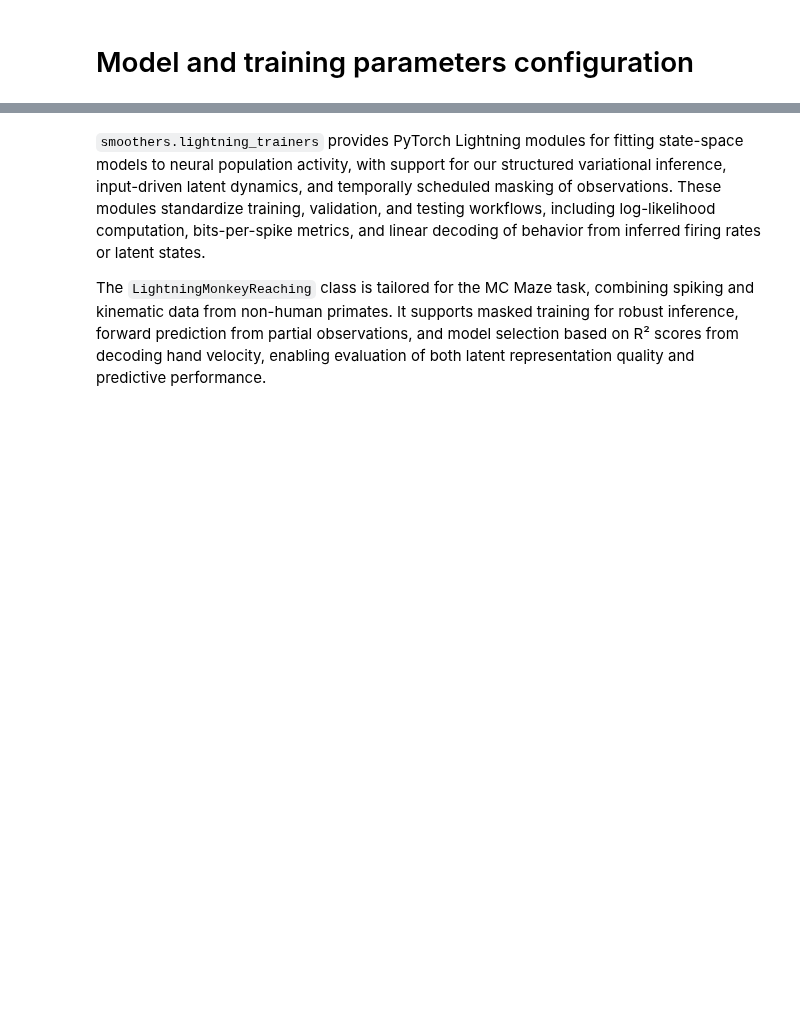
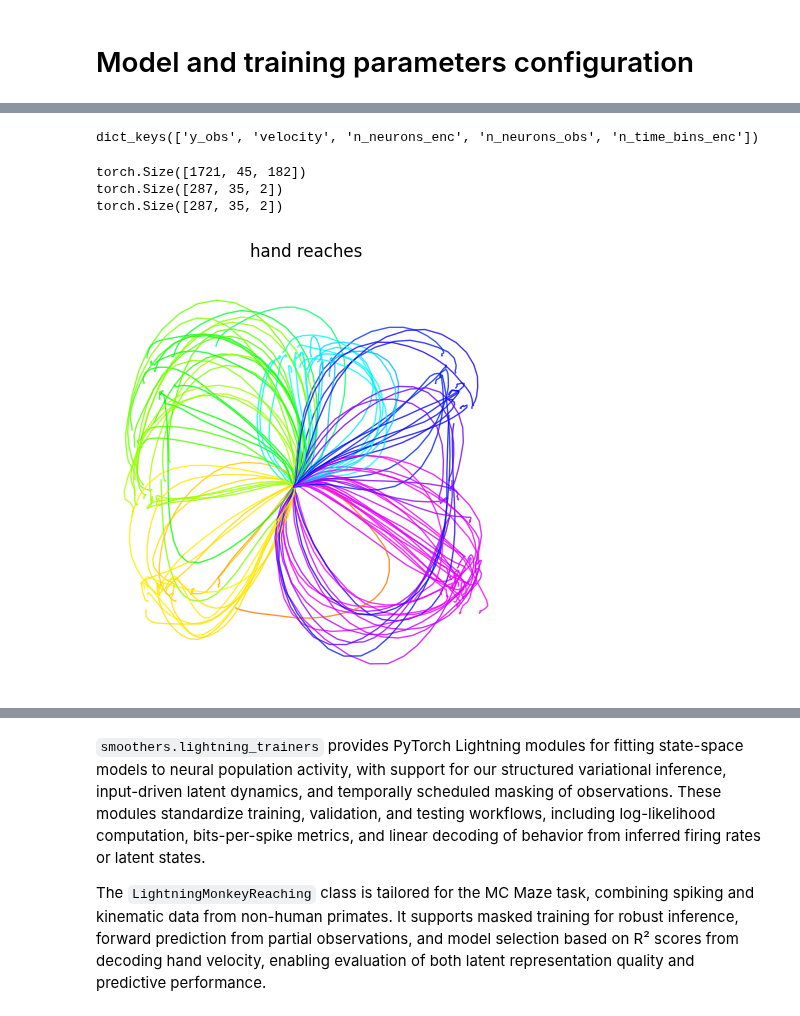
Before and after one commit to catniplab/latent_dynamics_workshop, a Jupyter notebook: 04_xfads_mc_maze_demo.ipynb, the cells around one changed output, grey strips where cells are left out. Cells and saved outputs as stored; diff of their text form; code cells hidden in the pictures; blank space fills up the shorter version.

```diff
--- a/04_xfads_mc_maze_demo.ipynb
+++ b/04_xfads_mc_maze_demo.ipynb
@@ -78,7 +87,7 @@ cfg = {
 
     'lr': 1e-3,
     'lr_gamma_decay': 0.997,
-    'n_epochs': 1000,
+    'n_epochs': 3,
     'batch_sz': 128,
 
     # --- misc --- #
@@ -124,13 +135,15 @@ if cfg.device == 'cuda':
 - Covers 35 bins per trial
 - Time window: -40 ms to +660 ms relative to movement onset
 # %%
-data_splits_path = './mc_maze/data/nlb'
+data_splits_path = './xfads/examples/monkey_reaching/data' if not _in_colab else 'latent_dynamics_workshop/xfads/examples/monkey_reaching/data'
 
 train_data = torch.load(data_splits_path + f'/data_train_{cfg.bin_sz_ms}ms.pt')
 valid_data = torch.load(data_splits_path + f'/data_valid_{cfg.bin_sz_ms}ms.pt')
 test_data = torch.load(data_splits_path + f'/data_test_{cfg.bin_sz_ms}ms.pt')
 
 train_data.keys()
+# %% [output]
+dict_keys(['y_obs', 'velocity', 'n_neurons_enc', 'n_neurons_obs', 'n_time_bins_enc'])
 # %%
 y_train_obs = train_data['y_obs'].type(torch.float32).to(cfg.data_device)
 y_valid_obs = valid_data['y_obs'].type(torch.float32).to(cfg.data_device)
@@ -143,6 +156,10 @@ vel_test = test_data['velocity'].type(torch.float32).to(cfg.data_device)
 print(y_train_obs.shape) # trials x time bins x neurons
 print(vel_valid.shape) # trials x time bins x vx, vy
 print(vel_test.shape)
+# %% [output]
+torch.Size([1721, 45, 182])
+torch.Size([287, 35, 2])
+torch.Size([287, 35, 2])
 # %%
 def plot_single_reaches(reaches, n_trials_to_plot):
     trial_plt_dx = torch.randperm(reaches.shape[0])[:n_trials_to_plot]
@@ -160,7 +177,9 @@ def plot_single_reaches(reaches, n_trials_to_plot):
 
         fig.tight_layout()
 # %%
-plot_single_reaches(vel_train, n_trials_to_plot=120)
+plot_single_reaches(vel_train.cpu(), n_trials_to_plot=120)
+# %% [output]
+[figure, added]
 # %%
 move_onset_bin = 12
 
```
Also changed, not shown: parts of 27 cells of this notebook.
